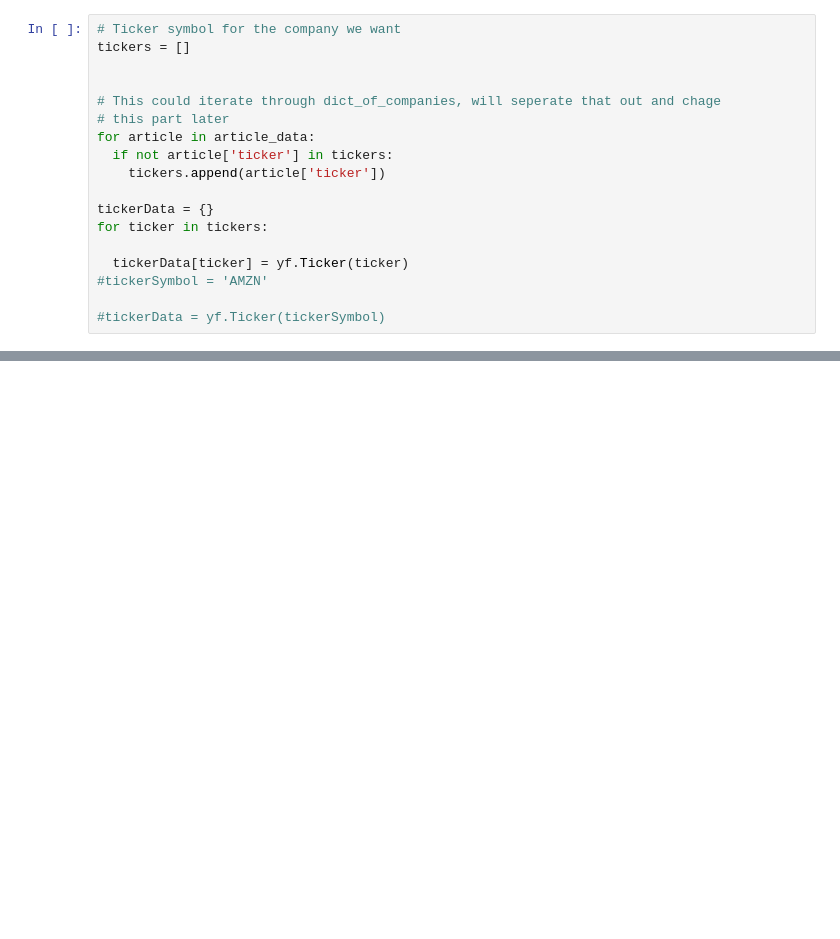
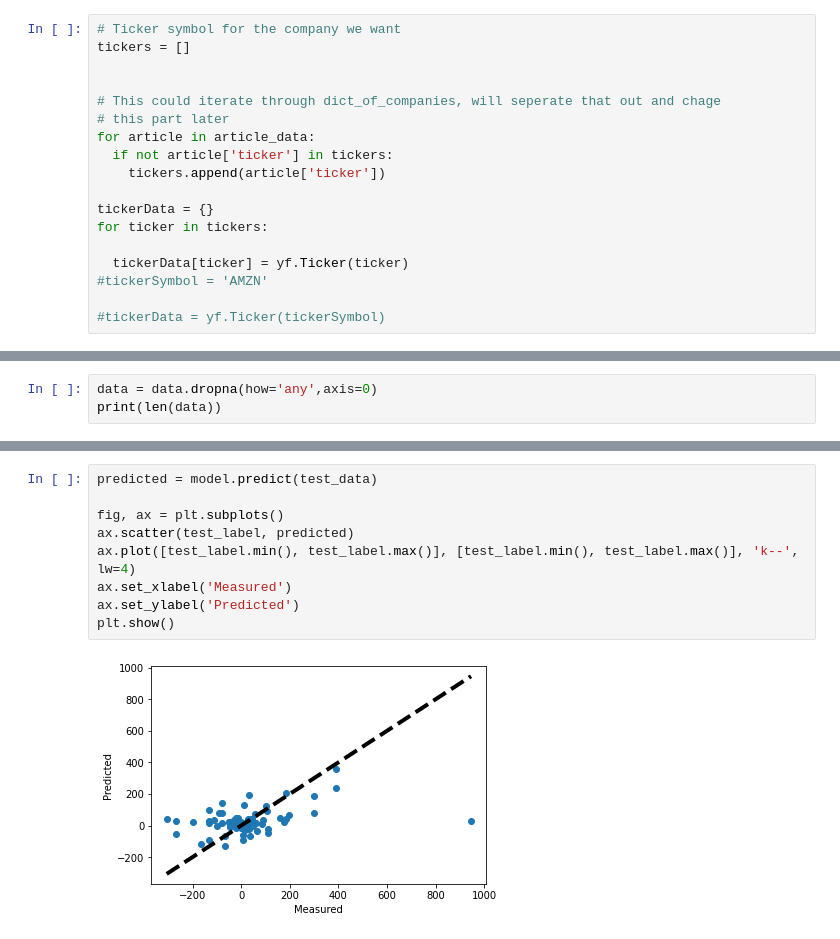
Before and after one commit to shaye059/Machine-Learning-Stock-Prediction, a Jupyter notebook: Stock_Prediction.ipynb, the cells around one changed output, grey strips where cells are left out. Cells and saved outputs as stored; diff of their text form; blank space fills up the shorter version.

```diff
--- a/Stock_Prediction.ipynb
+++ b/Stock_Prediction.ipynb
@@ -301,0 +399,3 @@ for article in article_data[0:3]:
+# %%
+data = data.dropna(how='any',axis=0)
+print(len(data))
@@ -301,0 +646,11 @@ for article in article_data[0:3]:
+# %%
+predicted = model.predict(test_data)
+
+fig, ax = plt.subplots()
+ax.scatter(test_label, predicted)
+ax.plot([test_label.min(), test_label.max()], [test_label.min(), test_label.max()], 'k--', lw=4)
+ax.set_xlabel('Measured')
+ax.set_ylabel('Predicted')
+plt.show()
+# %% [output]
+[figure, added]
```
Also changed, not shown: parts of 50 cells of this notebook.
